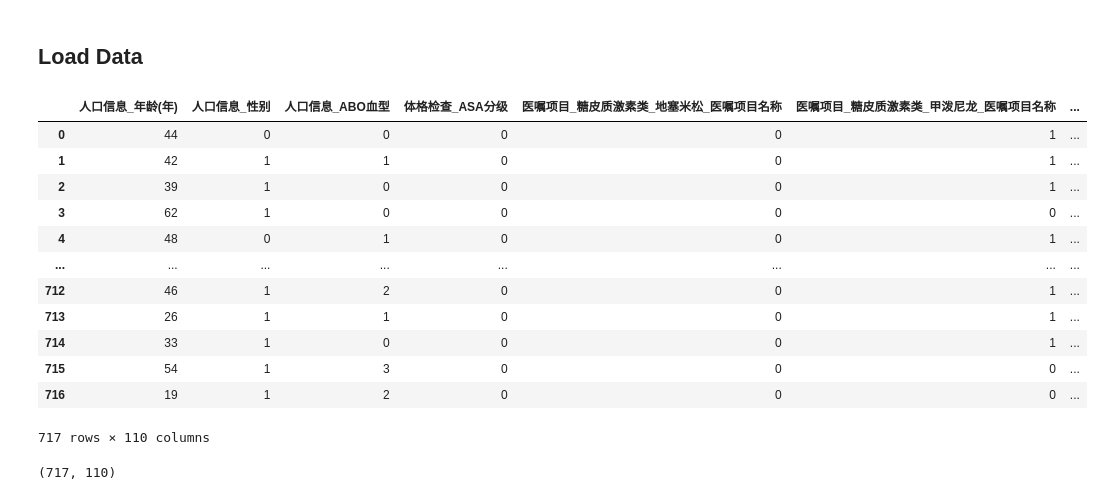
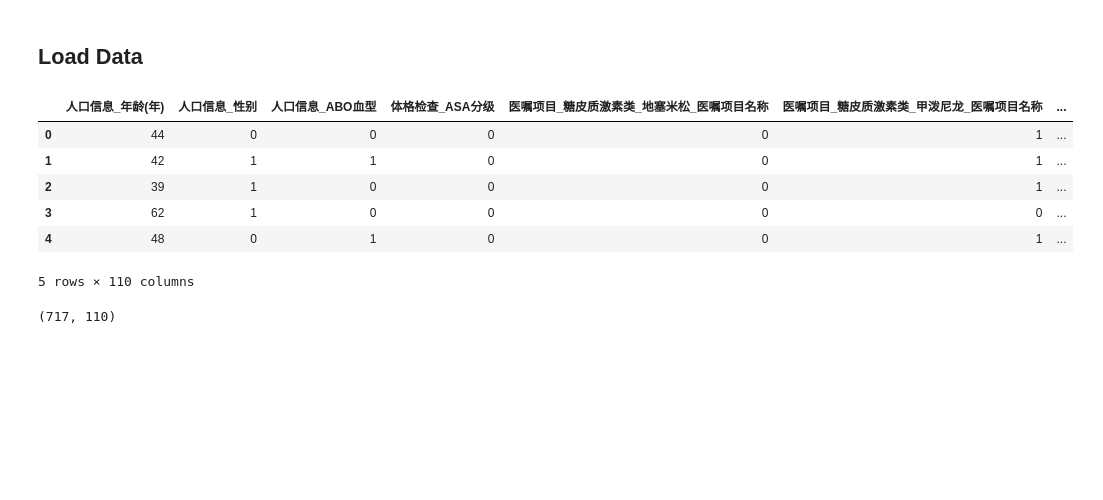
Before and after one commit to wu-zhengdong/ClinicalTools, a Jupyter notebook: Tutorial (WorkFlow).ipynb, the cells around one changed output. Cells and saved outputs as stored; diff of their text form; code cells hidden in the pictures; blank space fills up the shorter version.

```diff
--- a/Tutorial (WorkFlow).ipynb
+++ b/Tutorial (WorkFlow).ipynb
@@ -39,21 +39,15 @@ for n in data.columns:
     if (len(data) - data[n].value_counts().tolist()[0]) < 10:
         data.drop(n, axis=1, inplace=True)
 # %%
-data
+data.head(5)
 # %% [output]
 |  | 人口信息_年龄(年) | 人口信息_性别 | 人口信息_ABO血型 | 体格检查_ASA分级 | 医嘱项目_糖皮质激素类_地塞米松_医嘱项目名称 | 医嘱项目_糖皮质激素类_甲泼尼龙_医嘱项目名称 | ... |
 | 0 | 44 | 0 | 0 | 0 | 0 | 1 | ... |
 | 1 | 42 | 1 | 1 | 0 | 0 | 1 | ... |
 | 2 | 39 | 1 | 0 | 0 | 0 | 1 | ... |
 | 3 | 62 | 1 | 0 | 0 | 0 | 0 | ... |
 | 4 | 48 | 0 | 1 | 0 | 0 | 1 | ... |
-| ... | ... | ... | ... | ... | ... | ... | ... |
-| 712 | 46 | 1 | 2 | 0 | 0 | 1 | ... |
-| 713 | 26 | 1 | 1 | 0 | 0 | 1 | ... |
-| 714 | 33 | 1 | 0 | 0 | 0 | 1 | ... |
-| 715 | 54 | 1 | 3 | 0 | 0 | 0 | ... |
-| 716 | 19 | 1 | 2 | 0 | 0 | 0 | ... |
-717 rows × 110 columns
+5 rows × 110 columns
 # %%
 data.shape
 # %% [output]
```
Also changed, not shown: parts of 10 cells of this notebook, 4 other files.
